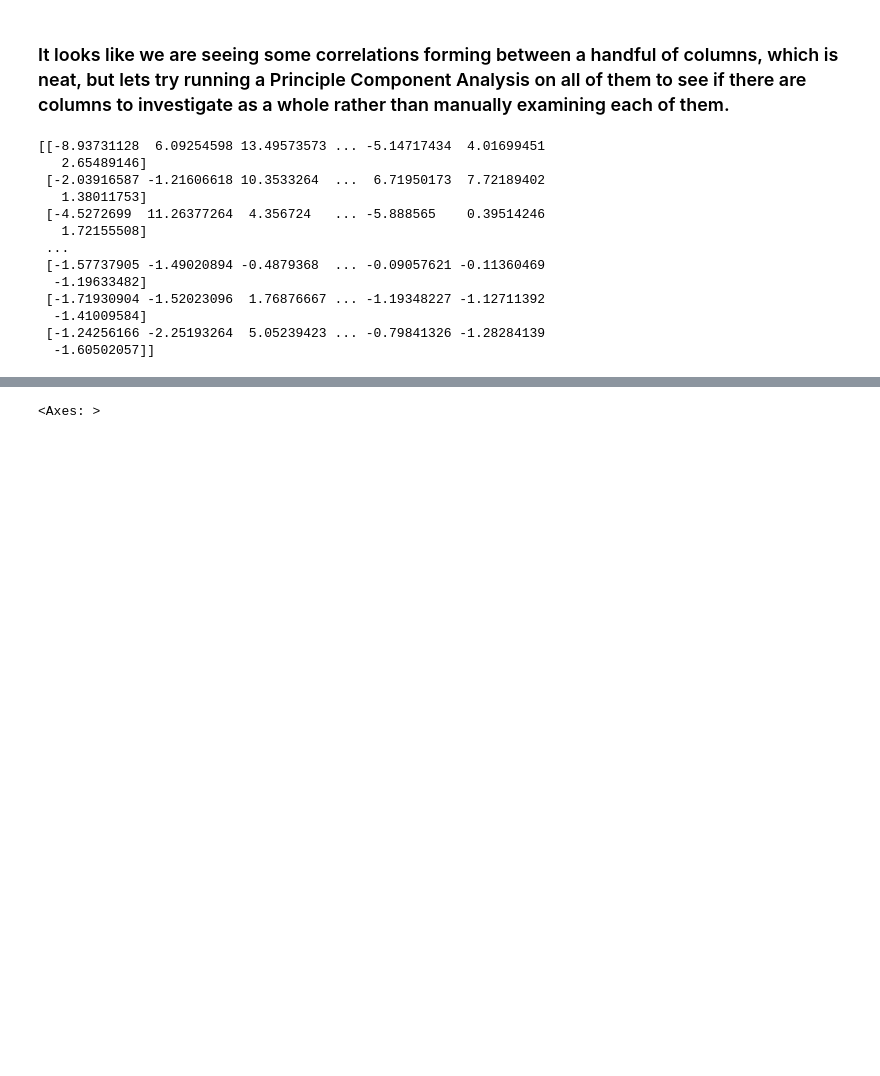
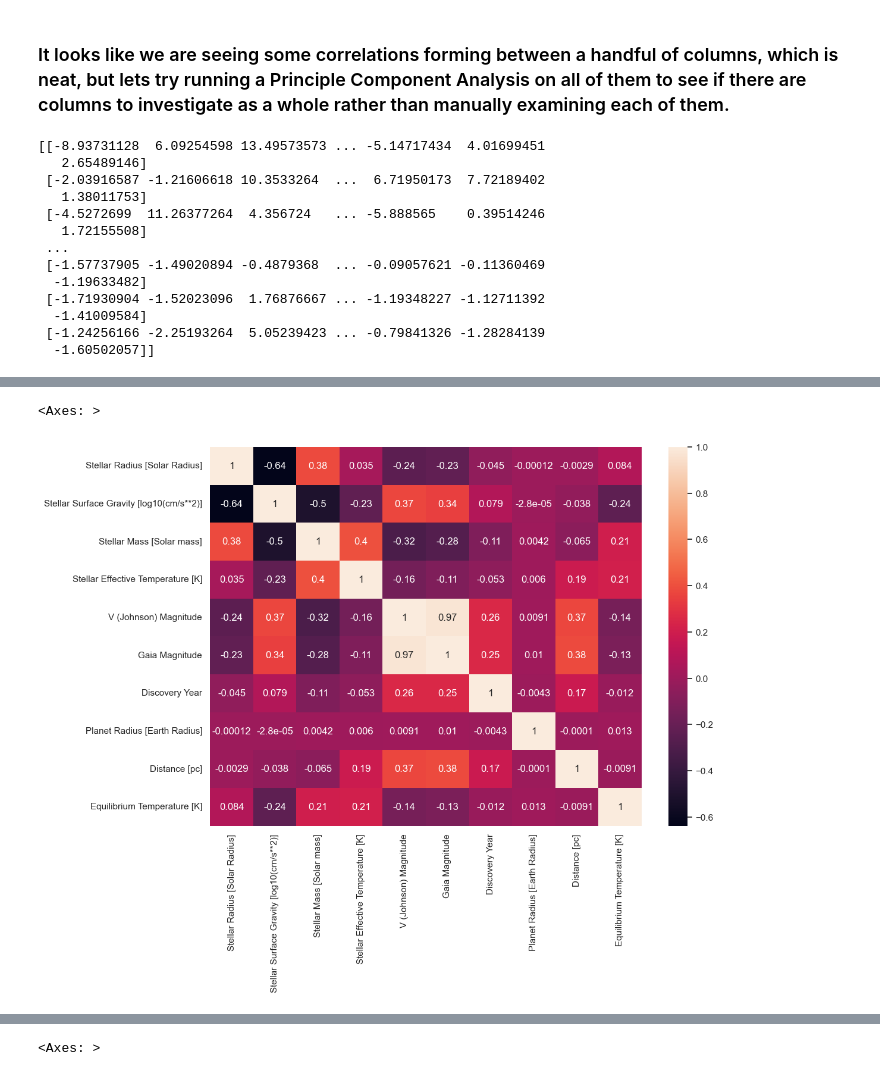
Before and after one commit to joshstantoncodes/Exoplanet-Exploration-Through-Data-Mining, a Jupyter notebook: exoplanetMining.ipynb, the cells around one changed output, grey strips where cells are left out. Cells and saved outputs as stored; diff of their text form; code cells hidden in the pictures; blank space fills up the shorter version.

Commit message:
Added full Exoplanet list to the PCA

```diff
--- a/exoplanetMining.ipynb
+++ b/exoplanetMining.ipynb
@@ -507,20 +507,26 @@ sns.heatmap(k_two_discovery.corr(method='pearson', numeric_only=True),annot=True
 # %%
 scaler = StandardScaler()
 
-
+exoplanets_PCA = exoplanets[columns_to_keep]
+exoplanets_PCA = exoplanets.select_dtypes(include=["number"])
 kepler = kepler_filtered.select_dtypes(include=["number"])
 k_two = k_two_filtered.select_dtypes(include=["number"])
 
+exoplanets_PCA = exoplanets_PCA.fillna(exoplanets_PCA.median())
 kepler = kepler.fillna(kepler.median())
 k_two = k_two.fillna(k_two.median())
 
+exoplanets_PCA_scaled_data = scaler.fit_transform(exoplanets_PCA)
 kepler_scaled_data = scaler.fit_transform(kepler)
 k_two_scaled_data = scaler.fit_transform(k_two)
 
 pca = PCA(n_components=0.95)
+exo_pca = pca.fit_transform(exoplanets_PCA_scaled_data)
 kepler_pc = pca.fit_transform(kepler_scaled_data)
 k_two_pc = pca.fit_transform(k_two_scaled_data)
 
+
+
 print(kepler_pc)
 # %% [output]
 [[-8.93731128  6.09254598 13.49573573 ... -5.14717434  4.01699451
@@ -603,6 +617,10 @@ pc3 =  ['Ks (2MASS) Magnitude', 'Gaia Magnitude',
         'Number of Planets', 'Stellar Metallicity [dex]']
 
 
+pc1_exo = exoplanets_PCA[pc1]
+pc2_exo = exoplanets_PCA[pc2]
+pc3_exo = exoplanets_PCA[pc3]
+
 pc1_kepler = kepler[pc1]
 pc2_kepler = kepler[pc2]
 pc3_kepler = kepler[pc3]
@@ -610,3 +628,8 @@ pc3_kepler = kepler[pc3]
 pc1_k_two = k_two[pc1]
 pc2_k_two = k_two[pc2]
 pc3_k_two = k_two[pc3]
+# %%
+sns.heatmap(pc1_exo.corr(method='pearson', numeric_only=True),annot=True)
+# %% [output]
+<Axes: >
+[figure, added]
```
Also changed, not shown: parts of 4 cells of this notebook.
